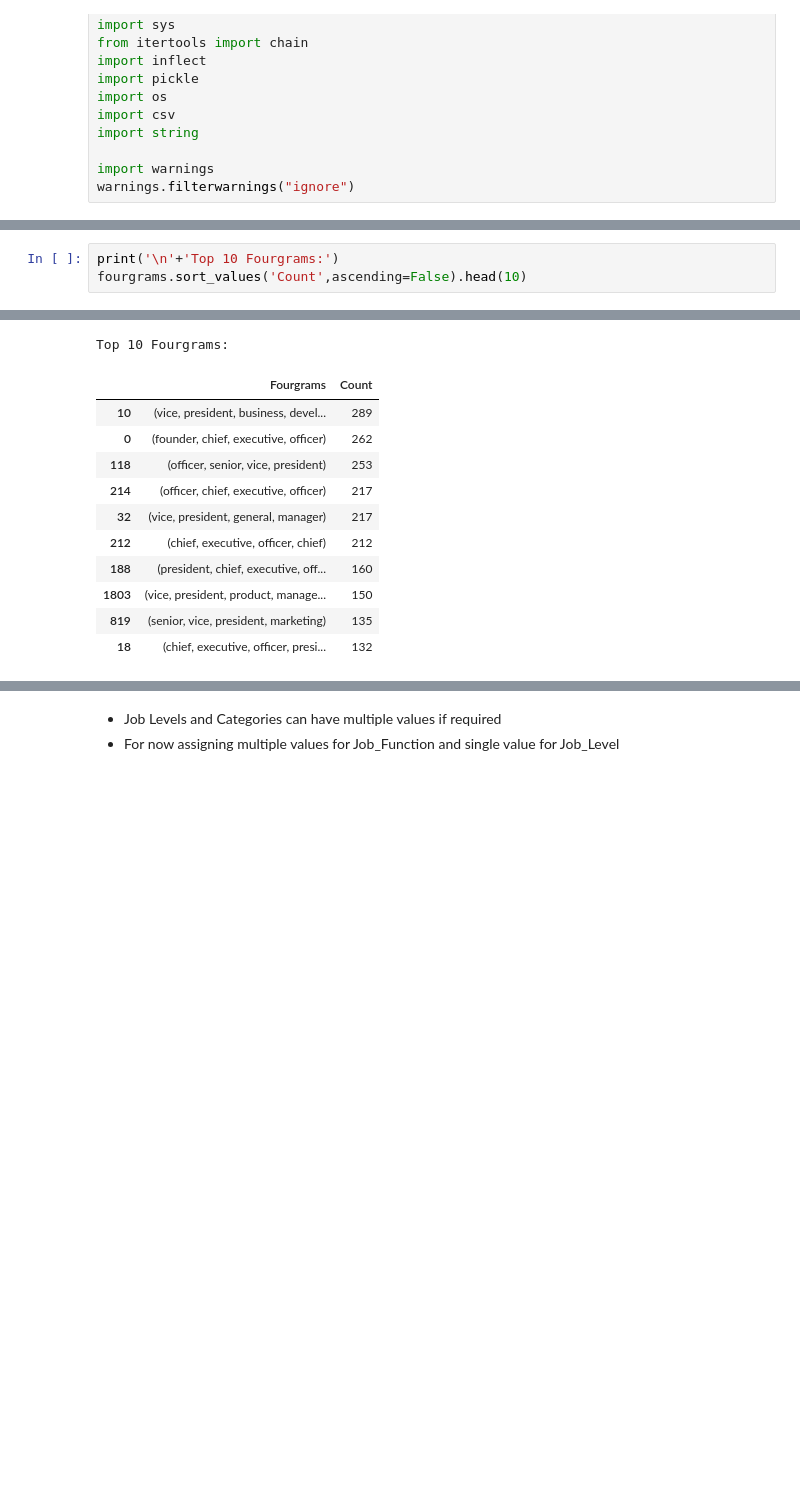
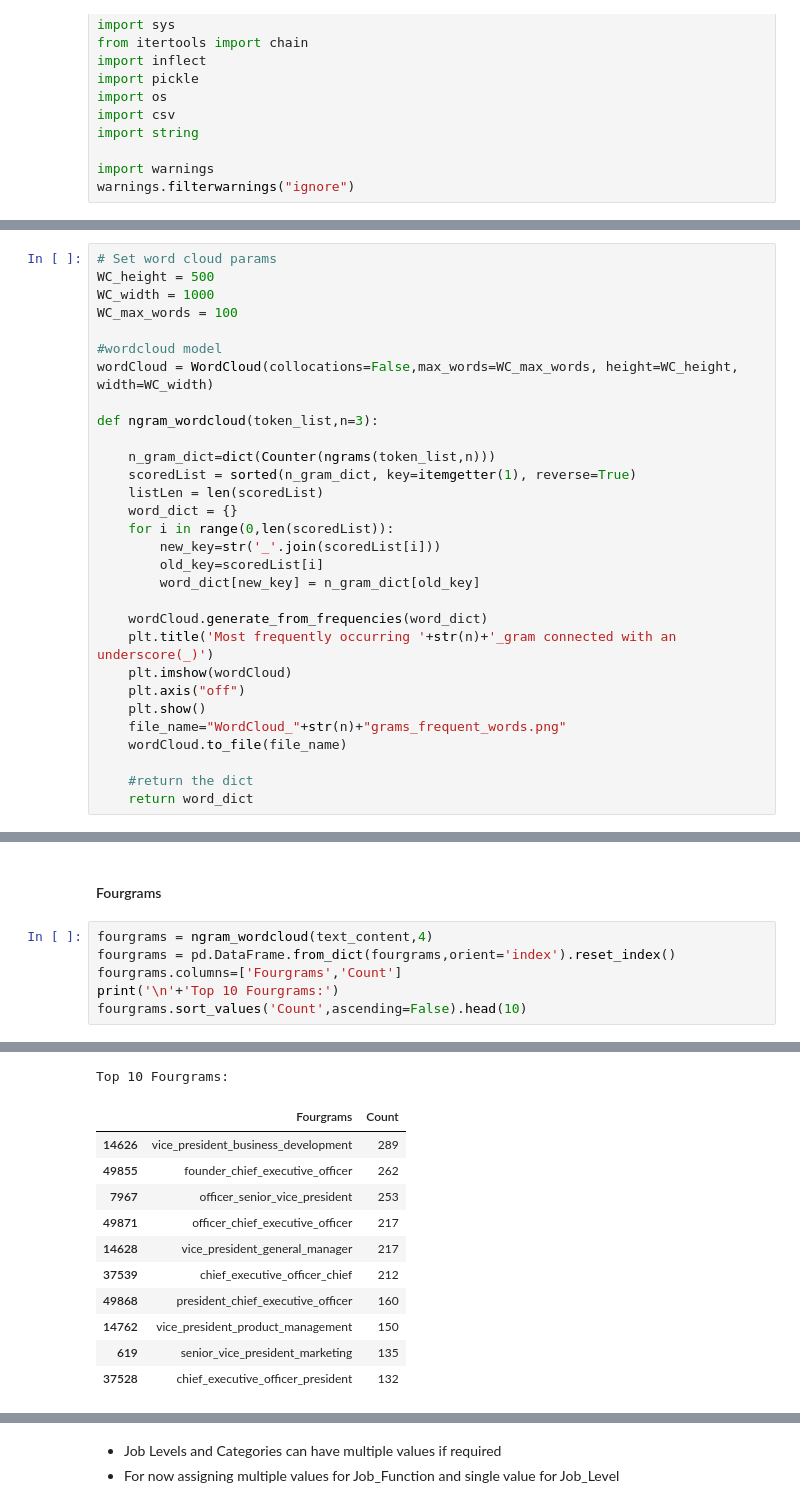
Before and after one commit to rahulraghatate/jobtitle_to_function_mapping_challenge, a Jupyter notebook: job_title_to_function.ipynb, the cells around one changed output, grey strips where cells are left out. Cells and saved outputs as stored; diff of their text form; blank space fills up the shorter version.

```diff
--- a/job_title_to_function.ipynb
+++ b/job_title_to_function.ipynb
@@ -193,0 +173,30 @@ wordCloud = WordCloud(collocations=False,max_words=WC_max_words, height=WC_heigh
+# %%
+# Set word cloud params
+WC_height = 500
+WC_width = 1000
+WC_max_words = 100
+
+#wordcloud model
+wordCloud = WordCloud(collocations=False,max_words=WC_max_words, height=WC_height, width=WC_width)
+
+def ngram_wordcloud(token_list,n=3):
+
+    n_gram_dict=dict(Counter(ngrams(token_list,n)))
+    scoredList = sorted(n_gram_dict, key=itemgetter(1), reverse=True)
+    listLen = len(scoredList)
+    word_dict = {}
+    for i in range(0,len(scoredList)):
+        new_key=str('_'.join(scoredList[i]))
+        old_key=scoredList[i]
+        word_dict[new_key] = n_gram_dict[old_key]
+
+    wordCloud.generate_from_frequencies(word_dict)
+    plt.title('Most frequently occurring '+str(n)+'_gram connected with an underscore(_)')
+    plt.imshow(wordCloud)
+    plt.axis("off")
+    plt.show()
+    file_name="WordCloud_"+str(n)+"grams_frequent_words.png"
+    wordCloud.to_file(file_name)
+
+    #return the dict
+    return word_dict
@@ -290,4 +273,9 @@ Top 10 Trigrams:
+# %% [markdown]
+#### Fourgrams
 # %%
+fourgrams = ngram_wordcloud(text_content,4)
+fourgrams = pd.DataFrame.from_dict(fourgrams,orient='index').reset_index()
+fourgrams.columns=['Fourgrams','Count']
 print('\n'+'Top 10 Fourgrams:')
 fourgrams.sort_values('Count',ascending=False).head(10)
 # %% [output]
@@ -294,12 +283,12 @@ fourgrams.sort_values('Count',ascending=False).head(10)
 Top 10 Fourgrams:
 |  | Fourgrams | Count |
-| 10 | (vice, president, business, devel... | 289 |
-| 0 | (founder, chief, executive, officer) | 262 |
-| 118 | (officer, senior, vice, president) | 253 |
-| 214 | (officer, chief, executive, officer) | 217 |
-| 32 | (vice, president, general, manager) | 217 |
-| 212 | (chief, executive, officer, chief) | 212 |
-| 188 | (president, chief, executive, off... | 160 |
-| 1803 | (vice, president, product, manage... | 150 |
-| 819 | (senior, vice, president, marketing) | 135 |
-| 18 | (chief, executive, officer, presi... | 132 |
+| 14626 | vice_president_business_development | 289 |
+| 49855 | founder_chief_executive_officer | 262 |
+| 7967 | officer_senior_vice_president | 253 |
+| 49871 | officer_chief_executive_officer | 217 |
+| 14628 | vice_president_general_manager | 217 |
+| 37539 | chief_executive_officer_chief | 212 |
+| 49868 | president_chief_executive_officer | 160 |
+| 14762 | vice_president_product_management | 150 |
+| 619 | senior_vice_president_marketing | 135 |
+| 37528 | chief_executive_officer_president | 132 |
```
Also changed, not shown: parts of 28 cells of this notebook, 6 other files.
